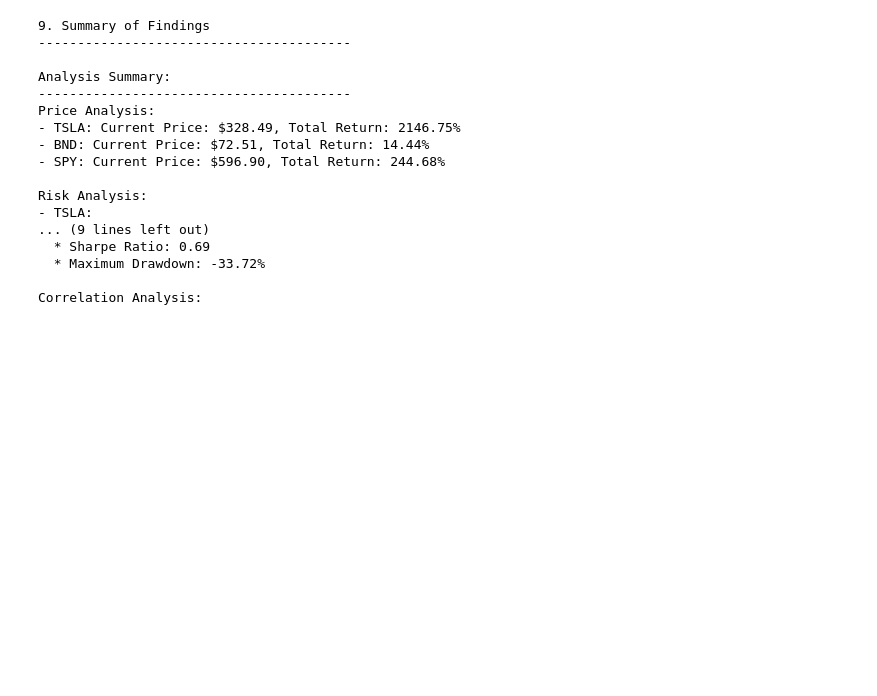
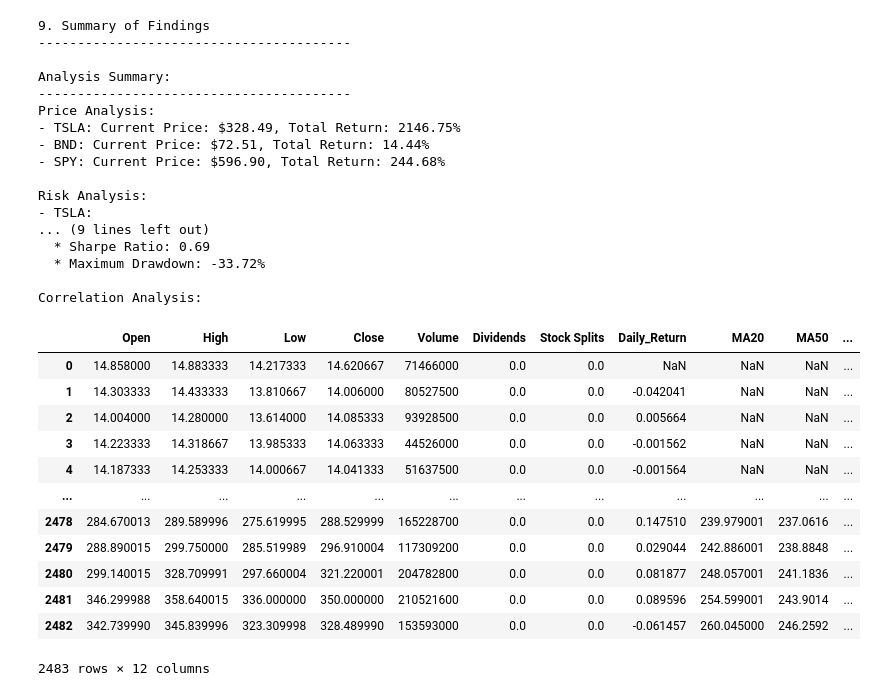
Before and after one commit to OL-YAD/portfolio-optimization-forecasting, a Jupyter notebook: notebooks/data_analysis.ipynb, the cells around one changed output. Saved outputs shown, nothing was run; the diff lists cells and outputs as text; code cells hidden in the pictures; blank space fills up the shorter version.

Commit message:
collected data

```diff
--- a/notebooks/data_analysis.ipynb
+++ b/notebooks/data_analysis.ipynb
@@ -305,3 +265,23 @@ Risk Analysis:
   * Maximum Drawdown: -33.72%
 
 Correlation Analysis:
+# %%
+df_TSLA=pd.read_csv('../data/processed/TSLA_processed.csv')
+df_SPY=pd.read_csv('../data/processed/SPY_processed.csv')
+df_BND=pd.read_csv('../data/processed/BND_processed.csv')
+# %%
+df_TSLA
+# %% [output]
+|  | Open | High | Low | Close | Volume | Dividends | Stock Splits | Daily_Return | MA20 | MA50 | ... |
+| 0 | 14.858000 | 14.883333 | 14.217333 | 14.620667 | 71466000 | 0.0 | 0.0 | NaN | NaN | NaN | ... |
+| 1 | 14.303333 | 14.433333 | 13.810667 | 14.006000 | 80527500 | 0.0 | 0.0 | -0.042041 | NaN | NaN | ... |
+| 2 | 14.004000 | 14.280000 | 13.614000 | 14.085333 | 93928500 | 0.0 | 0.0 | 0.005664 | NaN | NaN | ... |
+| 3 | 14.223333 | 14.318667 | 13.985333 | 14.063333 | 44526000 | 0.0 | 0.0 | -0.001562 | NaN | NaN | ... |
+| 4 | 14.187333 | 14.253333 | 14.000667 | 14.041333 | 51637500 | 0.0 | 0.0 | -0.001564 | NaN | NaN | ... |
+| ... | ... | ... | ... | ... | ... | ... | ... | ... | ... | ... | ... |
+| 2478 | 284.670013 | 289.589996 | 275.619995 | 288.529999 | 165228700 | 0.0 | 0.0 | 0.147510 | 239.979001 | 237.0616 | ... |
+| 2479 | 288.890015 | 299.750000 | 285.519989 | 296.910004 | 117309200 | 0.0 | 0.0 | 0.029044 | 242.886001 | 238.8848 | ... |
+| 2480 | 299.140015 | 328.709991 | 297.660004 | 321.220001 | 204782800 | 0.0 | 0.0 | 0.081877 | 248.057001 | 241.1836 | ... |
+| 2481 | 346.299988 | 358.640015 | 336.000000 | 350.000000 | 210521600 | 0.0 | 0.0 | 0.089596 | 254.599001 | 243.9014 | ... |
+| 2482 | 342.739990 | 345.839996 | 323.309998 | 328.489990 | 153593000 | 0.0 | 0.0 | -0.061457 | 260.045000 | 246.2592 | ... |
+2483 rows × 12 columns
```
Also changed, not shown: parts of 9 cells of this notebook.
